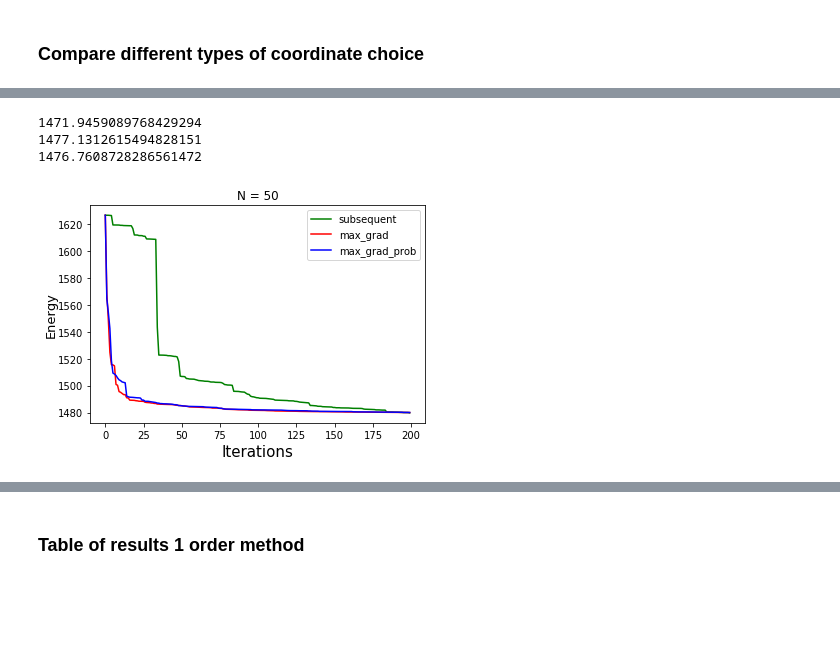
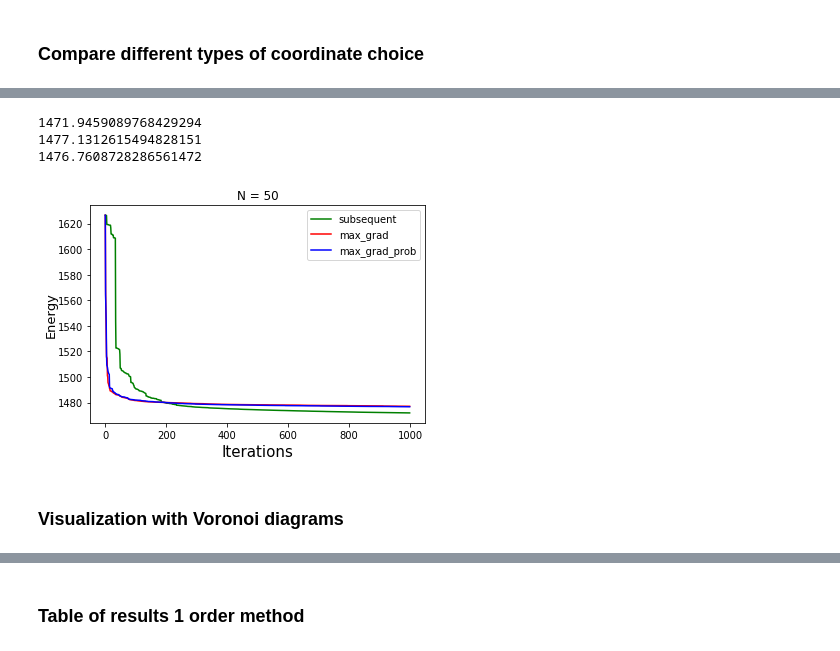
Before and after one commit to Ilyas979/Fekete-Problem, a Jupyter notebook: Fekete_code.ipynb, the cells around one changed output, grey strips where cells are left out. Saved outputs shown, nothing was run; the diff lists cells and outputs as text; code cells hidden in the pictures; blank space fills up the shorter version.

```diff
--- a/Fekete_code.ipynb
+++ b/Fekete_code.ipynb
@@ -376,19 +376,21 @@ Wall time: 2.99 s
 # %%
 p = 0
-q = 200
+q = -1
 plt.plot(range(len(energies1[p:q])), energies1[p:q], c = 'g', label = 'subsequent')
 plt.plot(range(len(energies2[p:q])), energies2[p:q], c = 'r', label = 'max_grad')
 plt.plot(range(len(energies3[p:q])), energies3[p:q], c = 'b', label = 'max_grad_prob')
 plt.xlabel("Iterations", fontsize = 15)
 plt.ylabel("Energy", fontsize = 13, labelpad = -0.5)
 plt.legend(fontsize = 10)
 plt.title("N = "+str(N0))
 plt.savefig('Point_choice_early_'+str(N0), dpi = 300)
 print(energies1[-1])
 print(energies2[-1])
 print(energies3[-1])
 # %% [output]
 1471.9459089768429294
 1477.1312615494828151
 1476.7608728286561472
-[figure, old version]
+[figure, new version]
+# %% [markdown]
+### Visualization with Voronoi diagrams
```
Also changed, not shown: parts of 39 cells of this notebook.
